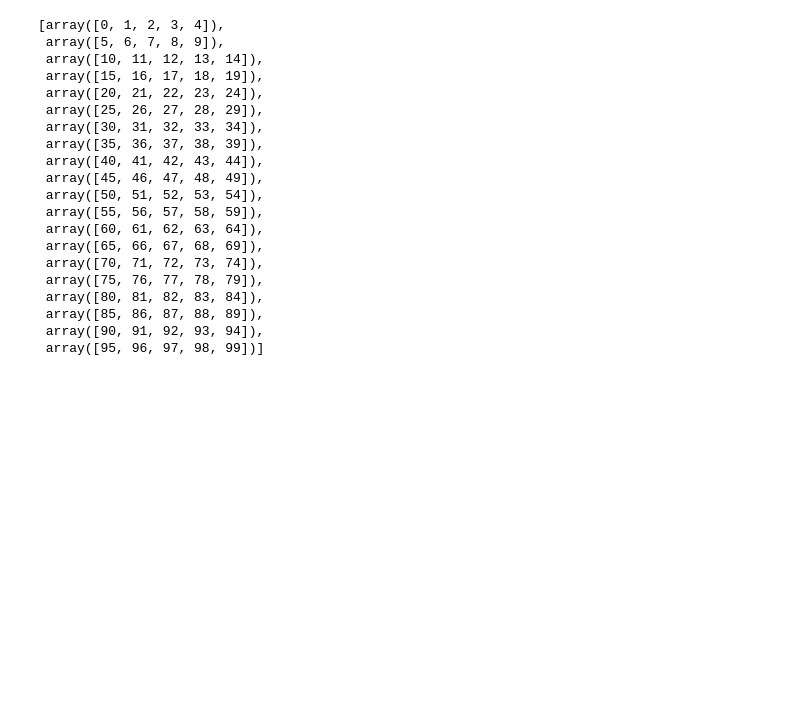
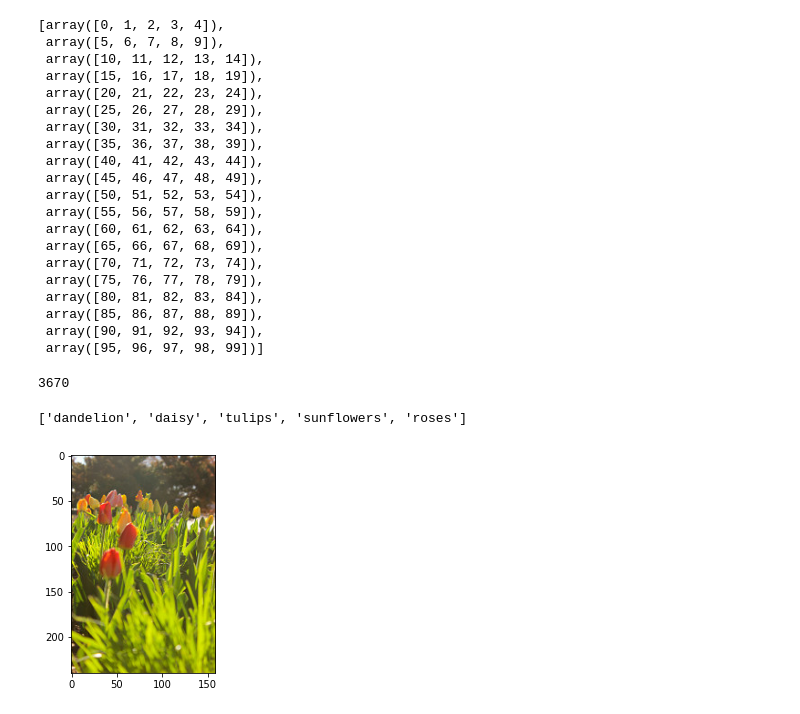
Before and after one commit to Pasindu19970808/Hands-on-Machine-Learning-Textbook-Exercises, a Jupyter notebook: DeepLearning_1/WorkingwithJSON/CNN.ipynb, the cells around one changed output. Drawn from its saved outputs; the diff is of its cells as text; code cells hidden in the pictures; blank space fills up the shorter version.

Commit message:
tfds.loads

```diff
--- a/DeepLearning_1/WorkingwithJSON/CNN.ipynb
+++ b/DeepLearning_1/WorkingwithJSON/CNN.ipynb
@@ -890,0 +894,13 @@ np.array_split(np.arange(100),20)
+# %%
+(train_set, valid_set,test_set),info = tfds.load("tf_flowers", as_supervised = True, split = ['train[0%:75%]', 'train[75%:90%]','train[90%:100%]'], with_info = True)
+# %%
+info.splits["train"].num_examples
+# %% [output]
+3670
+# %%
+class_names = info.features["label"]
+class_names.names
+# %% [output]
+['dandelion', 'daisy', 'tulips', 'sunflowers', 'roses']
+# %%
+train_set = train_set.shuffle(1000).repeat()
@@ -890,0 +914,6 @@ np.array_split(np.arange(100),20)
+# %%
+import matplotlib.pyplot as plt
+for image,label in train_set.take(1):
+    plt.imshow(image)
+# %% [output]
+[figure, added]
```
Also changed, not shown: parts of 8 cells of this notebook.
